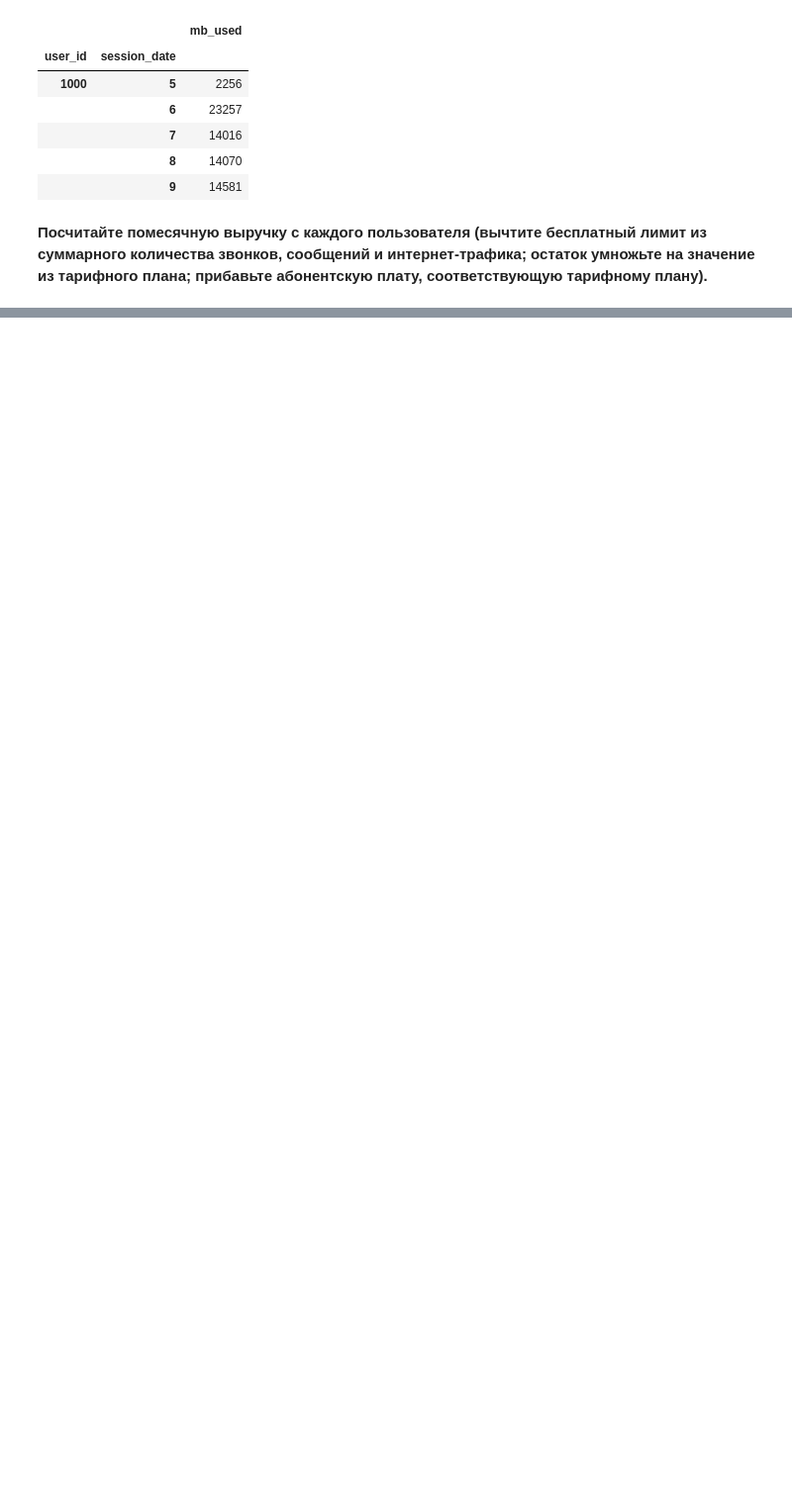
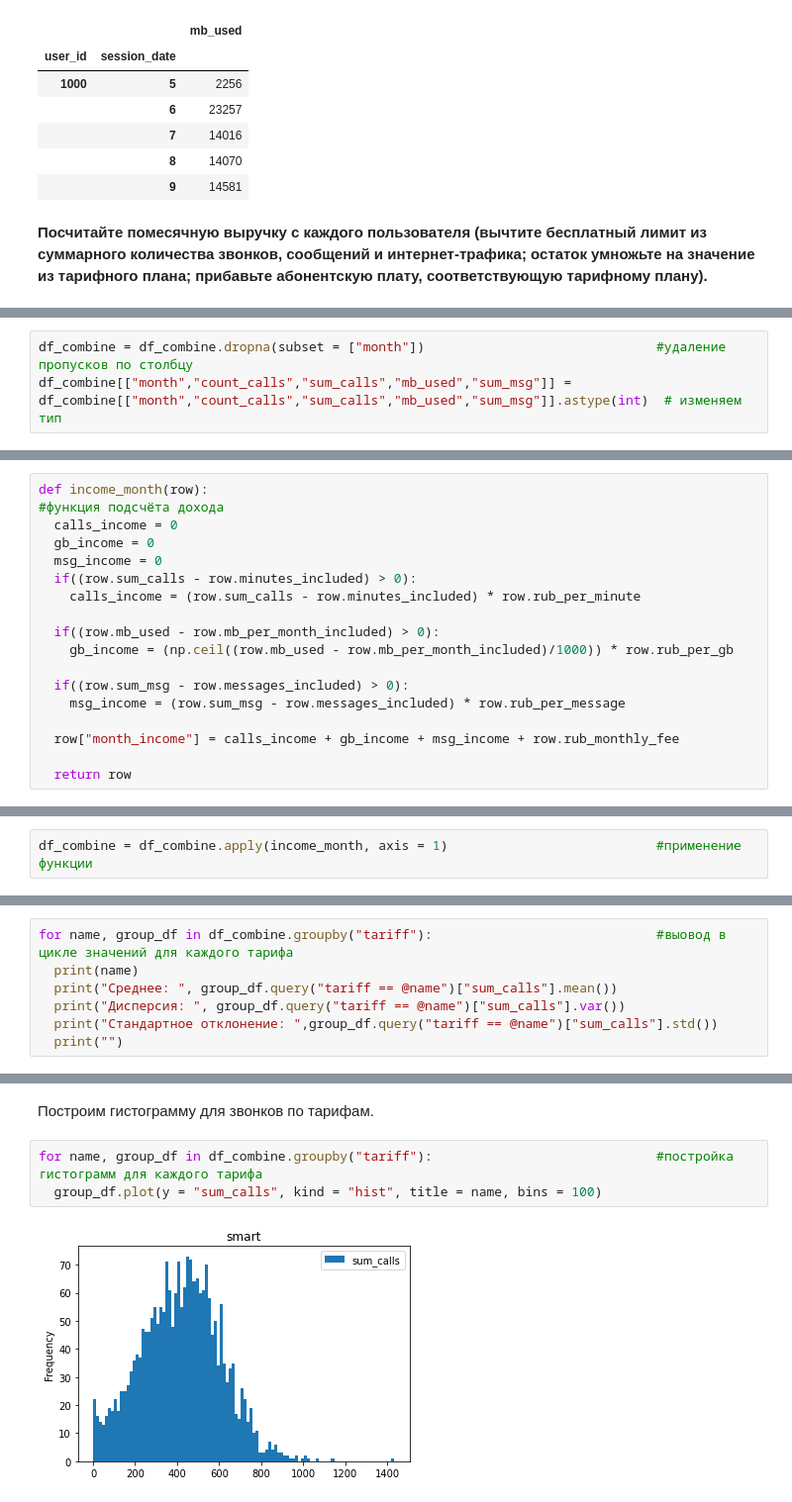
Before and after one commit to kozyreviva/Data_Science, a Jupyter notebook: statistical_analysis.ipynb, the cells around one changed output, grey strips where cells are left out. Shown: that part at 99% size. Saved outputs shown, nothing was run; the diff lists cells and outputs as text; blank space fills up the shorter version.

```diff
--- a/statistical_analysis.ipynb
+++ b/statistical_analysis.ipynb
@@ -359,0 +375,3 @@ df_users_messages = users_df.join(messages_df.set_index("user_id"),how = "outer"
+# %%
+df_combine = df_combine.dropna(subset = ["month"])                              #удаление пропусков по столбцу
+df_combine[["month","count_calls","sum_calls","mb_used","sum_msg"]] = df_combine[["month","count_calls","sum_calls","mb_used","sum_msg"]].astype(int)  # изменяем тип
@@ -359,0 +380,17 @@ df_users_messages = users_df.join(messages_df.set_index("user_id"),how = "outer"
+# %%
+def income_month(row):                                                                             #функция подсчёта дохода
+  calls_income = 0
+  gb_income = 0
+  msg_income = 0
+  if((row.sum_calls - row.minutes_included) > 0):
+    calls_income = (row.sum_calls - row.minutes_included) * row.rub_per_minute
+
+  if((row.mb_used - row.mb_per_month_included) > 0):
+    gb_income = (np.ceil((row.mb_used - row.mb_per_month_included)/1000)) * row.rub_per_gb
+
+  if((row.sum_msg - row.messages_included) > 0):
+    msg_income = (row.sum_msg - row.messages_included) * row.rub_per_message
+
+  row["month_income"] = calls_income + gb_income + msg_income + row.rub_monthly_fee
+
+  return row
@@ -359,0 +399,2 @@ df_users_messages = users_df.join(messages_df.set_index("user_id"),how = "outer"
+# %%
+df_combine = df_combine.apply(income_month, axis = 1)                           #применение функции
@@ -359,0 +464,7 @@ df_users_messages = users_df.join(messages_df.set_index("user_id"),how = "outer"
+# %%
+for name, group_df in df_combine.groupby("tariff"):                             #выовод в цикле значений для каждого тарифа
+  print(name)
+  print("Среднее: ", group_df.query("tariff == @name")["sum_calls"].mean())
+  print("Дисперсия: ", group_df.query("tariff == @name")["sum_calls"].var())
+  print("Стандартное отклонение: ",group_df.query("tariff == @name")["sum_calls"].std())
+  print("")
@@ -359,0 +481,7 @@ df_users_messages = users_df.join(messages_df.set_index("user_id"),how = "outer"
+# %% [markdown]
+Построим гистограмму для звонков по тарифам.
+# %%
+for name, group_df in df_combine.groupby("tariff"):                             #постройка гистограмм для каждого тарифа
+  group_df.plot(y = "sum_calls", kind = "hist", title = name, bins = 100)
+# %% [output]
+[figure, added]
```
Also changed, not shown: parts of 53 cells of this notebook.
